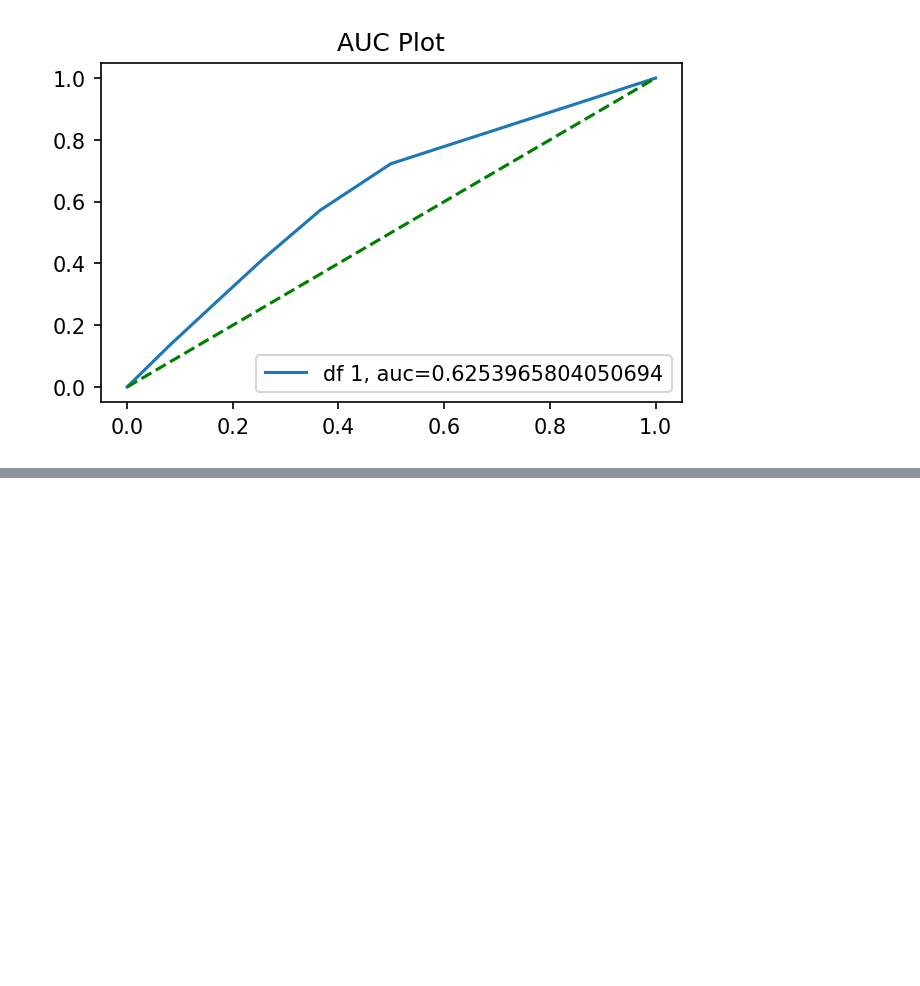
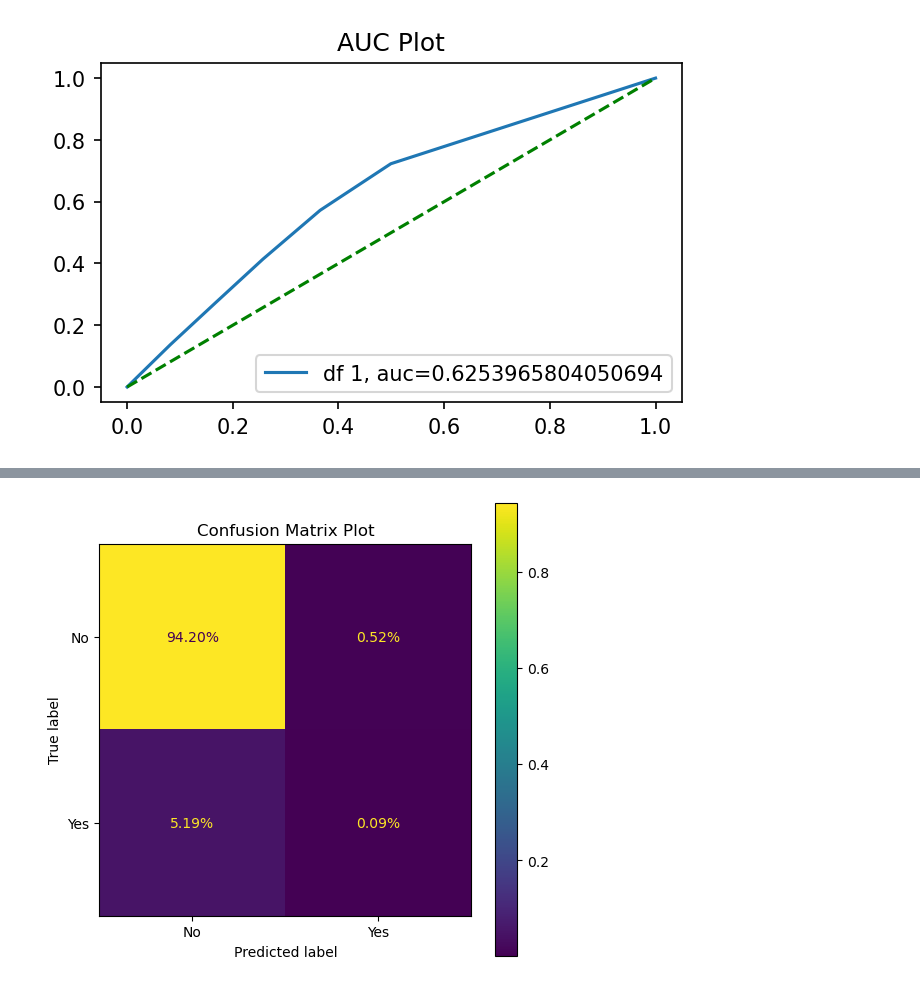
Before and after one commit to zachighton/bank_customer_classification, a Jupyter notebook: Python Files/classification_project_update - current.ipynb, the cells around one changed output, grey strips where cells are left out. Saved outputs shown, nothing was run; the diff lists cells and outputs as text; code cells hidden in the pictures; blank space fills up the shorter version.

```diff
--- a/Python Files/classification_project_update - current.ipynb
+++ b/Python Files/classification_project_update - current.ipynb
@@ -592,0 +597,13 @@ plt.legend(loc=4);
+# %%
+from imblearn.over_sampling import RandomOverSampler
+oversample = RandomOverSampler()
+# %%
+X_train, X_test, y_train, y_test = train_test_split(x_full, y, test_size=0.3, random_state=100)
+# %%
+X_train_os, y_train_os = oversample.fit_resample(X_train, y_train)
+# %%
+rf=RandomForestClassifier(n_estimators=10)
+
+rf.fit(X_train_os,y_train_os)
+
+y_pred_rf_os=rf.predict(X_test)
@@ -592,0 +628,6 @@ plt.legend(loc=4);
+# %%
+fig, ax = plt.subplots(figsize=(6, 6), dpi=100)
+plt.title('Confusion Matrix Plot')
+plot_confusion_matrix(rf, X_test, y_test, ax=ax, normalize='all', values_format='.2%');
+# %% [output]
+[figure, added]
```
Also changed, not shown: parts of 8 cells of this notebook, 3 other files.
